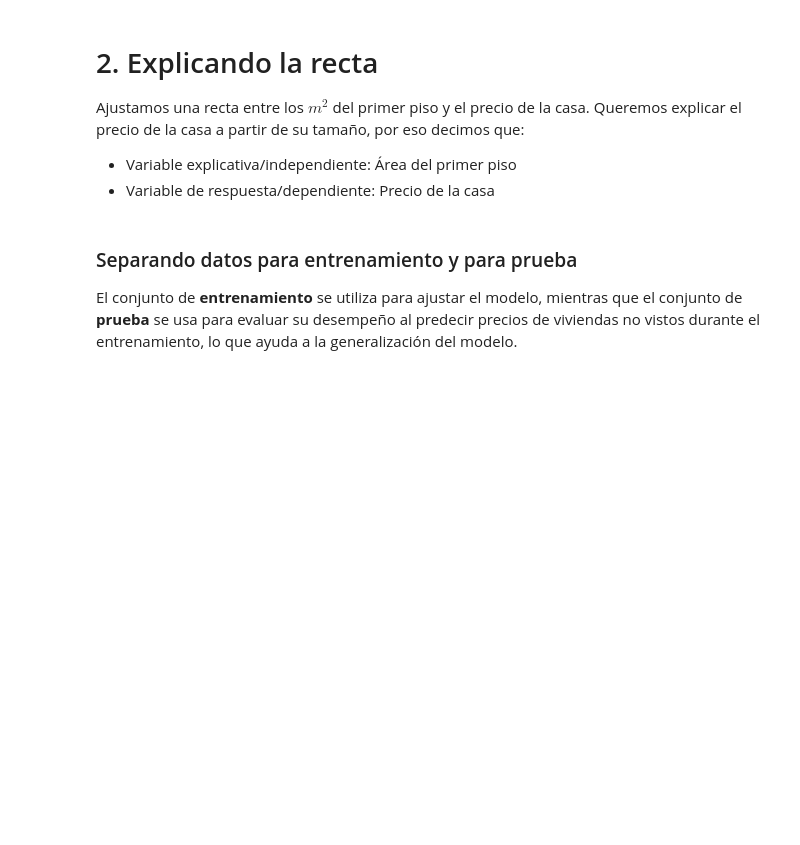
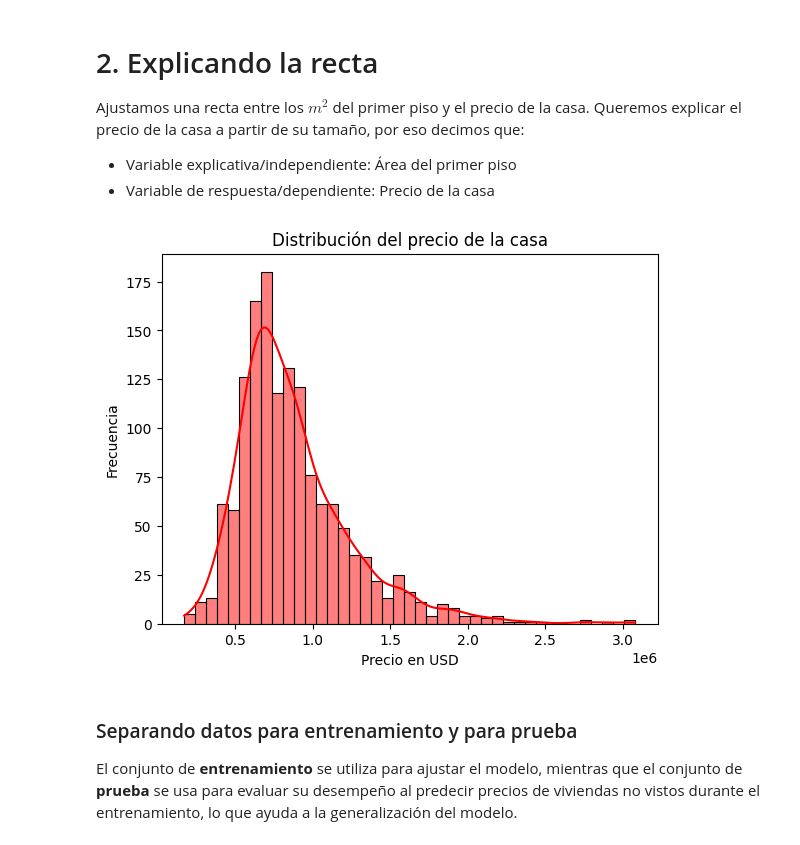
Before and after one commit to smringdesigns/Estadistica_Relaciones_con_Regresion_Lineal, a Jupyter notebook: precios_de_inmuebles_regresion_lineal.ipynb, the cells around one changed output. Drawn from its saved outputs; the diff is of its cells as text; code cells hidden in the pictures; blank space fills up the shorter version.

```diff
--- a/precios_de_inmuebles_regresion_lineal.ipynb
+++ b/precios_de_inmuebles_regresion_lineal.ipynb
@@ -160,3 +158,12 @@ Ajustamos una recta entre los $m^2$ del primer piso y el precio de la casa. Quer
+# %%
+#Quién es nuestra variable de respuesta?
+sns.histplot(datos['precio_de_venta'], kde=True, color='red')
+plt.title('Distribución del precio de la casa')
+plt.xlabel('Precio en USD')
+plt.ylabel('Frecuencia')
+plt.show()
+# %% [output]
+[figure, added]
 # %% [markdown]
 ### Separando datos para entrenamiento y para prueba
 
```
Also changed, not shown: parts of 6 cells of this notebook.
